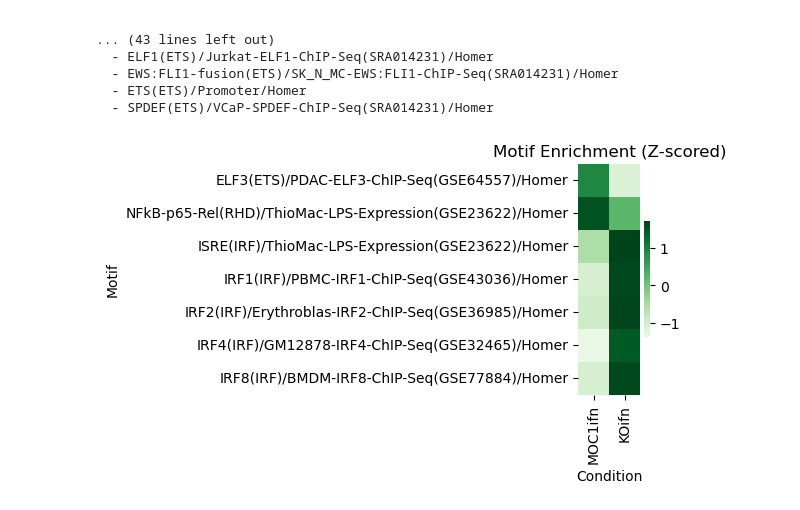
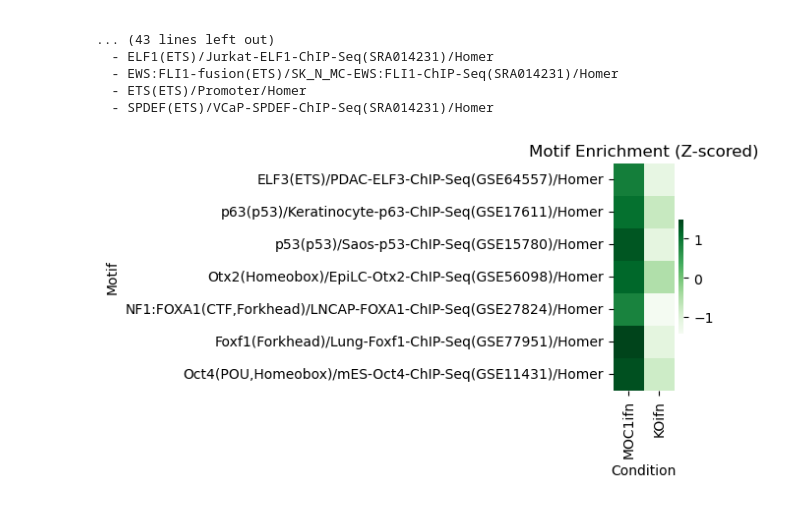
Before and after one commit to The-Mitra-Lab/Immunotherapy_resistance, a Jupyter notebook: jupyter_notebooks/05_ATAC_seq.ipynb, the cells around one changed output. Cells and saved outputs as stored; diff of their text form; code cells hidden in the pictures.

```diff
--- a/jupyter_notebooks/05_ATAC_seq.ipynb
+++ b/jupyter_notebooks/05_ATAC_seq.ipynb
@@ -526,12 +526,12 @@ Cluster 0 (48 motifs shown: 10):
 
 motifs_to_plot = [
     'ELF3(ETS)/PDAC-ELF3-ChIP-Seq(GSE64557)/Homer',
-    'NFkB-p65-Rel(RHD)/ThioMac-LPS-Expression(GSE23622)/Homer',
-    'ISRE(IRF)/ThioMac-LPS-Expression(GSE23622)/Homer',
-    'IRF1(IRF)/PBMC-IRF1-ChIP-Seq(GSE43036)/Homer',
-    'IRF2(IRF)/Erythroblas-IRF2-ChIP-Seq(GSE36985)/Homer',
-    'IRF4(IRF)/GM12878-IRF4-ChIP-Seq(GSE32465)/Homer',
-    'IRF8(IRF)/BMDM-IRF8-ChIP-Seq(GSE77884)/Homer',
+    'p63(p53)/Keratinocyte-p63-ChIP-Seq(GSE17611)/Homer',
+    'p53(p53)/Saos-p53-ChIP-Seq(GSE15780)/Homer',
+    'Otx2(Homeobox)/EpiLC-Otx2-ChIP-Seq(GSE56098)/Homer',
+    'NF1:FOXA1(CTF,Forkhead)/LNCAP-FOXA1-ChIP-Seq(GSE27824)/Homer',
+    'Foxf1(Forkhead)/Lung-Foxf1-ChIP-Seq(GSE77951)/Homer',
+    'Oct4(POU,Homeobox)/mES-Oct4-ChIP-Seq(GSE11431)/Homer'
 ]
 
 # read in and format p values and motif names (same as above)
@@ -544,32 +544,32 @@ for cond, file in homer_files.items():
     dfs[cond] = df.set_index('Motif Name')['-log10_qvalue']
 
 # combine all replicates
 combined = pd.concat(dfs, axis=1)
 combined.columns = combined.columns.get_level_values(0)
 combined = combined.fillna(0)
 
 # row-wise Z-score
 combined_z = pd.DataFrame(
     zscore(combined, axis=1),
     index=combined.index,
     columns=combined.columns
 )
 
 # apply custom ordering
 combined_z = combined_z.reindex(motifs_to_plot)
 
 # subset to only MOC1(IFN) and Elf3 KO(IFN)
 combined_z_sub = combined_z[['MOC1ifn', 'KOifn']]
 
 # plot heatmap
 plt.figure(figsize=(1, 3))
 sns.heatmap(combined_z_sub, cmap='Greens', center=0, annot=False, fmt=".2f", cbar_kws={"shrink": 0.5})
 plt.title('Motif Enrichment (Z-scored)')
 plt.ylabel('Motif')
 plt.xlabel('Condition')
 plt.tight_layout()
-#plt.savefig('motif_heatmap.png', dpi=300)
+#plt.savefig('motif_heatmap.png', dpi=600)
 
 plt.show()
 # %% [output]
-[figure, old version]
+[figure, new version]
```
Also changed, not shown: 6 other files.
